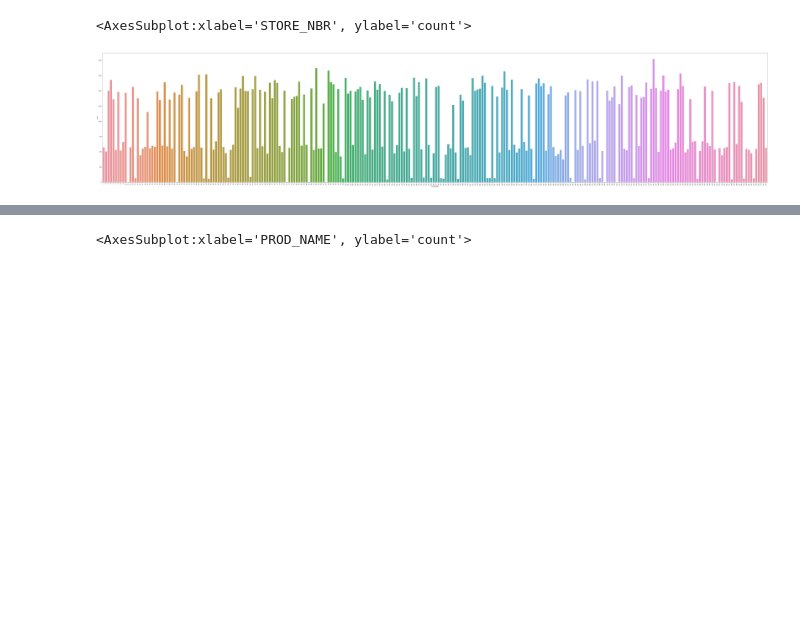
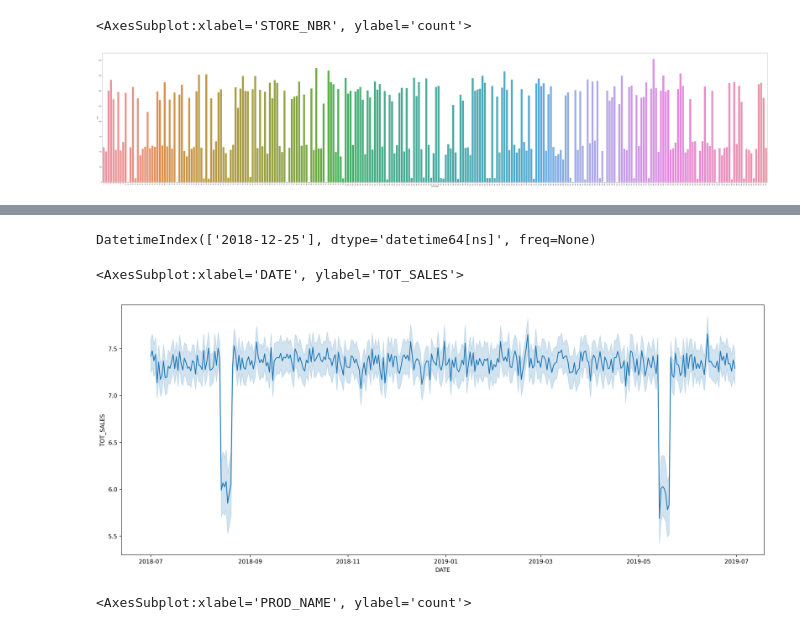
Before and after one commit to darsh996/Quantium_Internship, a Jupyter notebook: EDA_quantium.ipynb, the cells around one changed output, grey strips where cells are left out. Saved outputs shown, nothing was run; the diff lists cells and outputs as text; code cells hidden in the pictures; blank space fills up the shorter version.

```diff
--- a/EDA_quantium.ipynb
+++ b/EDA_quantium.ipynb
@@ -215,0 +247,2 @@ sea.countplot(x='STORE_NBR' ,data= tran_df)
+# %%
+tran_df.drop(tran_df.index[tran_df['LYLTY_CARD_NBR'] == 226000], inplace = True)
@@ -216,3 +265,14 @@ sea.countplot(x='STORE_NBR' ,data= tran_df)
+# %%
+pd.date_range(start = '2018-07-01' , end = '2019-06-30').difference(tran_df['DATE'])
+# missing date is christmas
+# %% [output]
+DatetimeIndex(['2018-12-25'], dtype='datetime64[ns]', freq=None)
+# %%
+plt.figure( figsize= (20,8), dpi = 200)
+sea.lineplot(x = 'DATE', y = 'TOT_SALES' ,data = tran_df)
+# %% [output]
+<AxesSubplot:xlabel='DATE', ylabel='TOT_SALES'>
+[figure, added]
 # %%
 plt.figure(figsize=(25,6))
 plt.xticks(rotation = 90)
```
Also changed, not shown: parts of 49 cells of this notebook.
